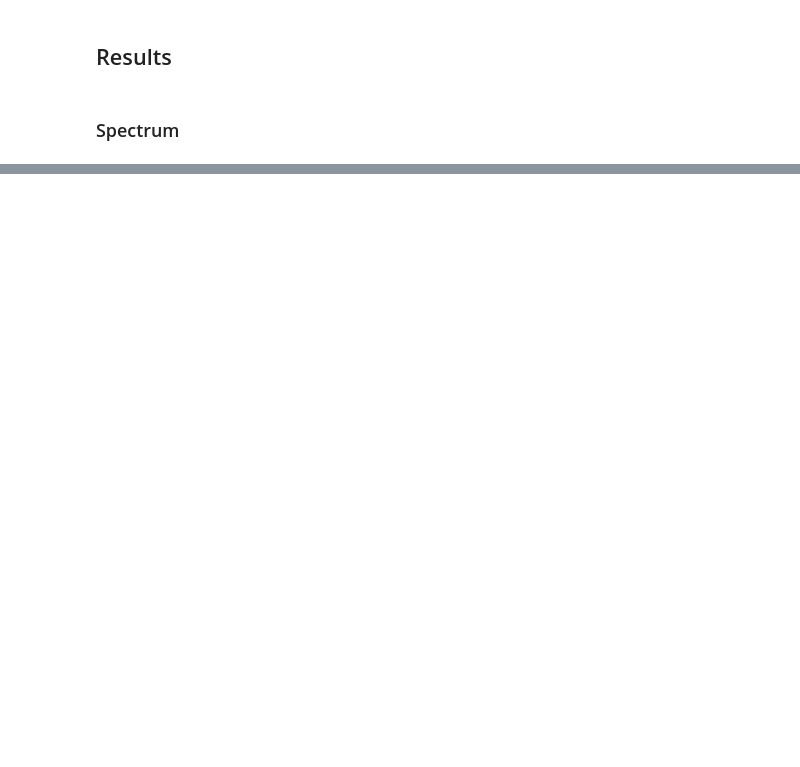
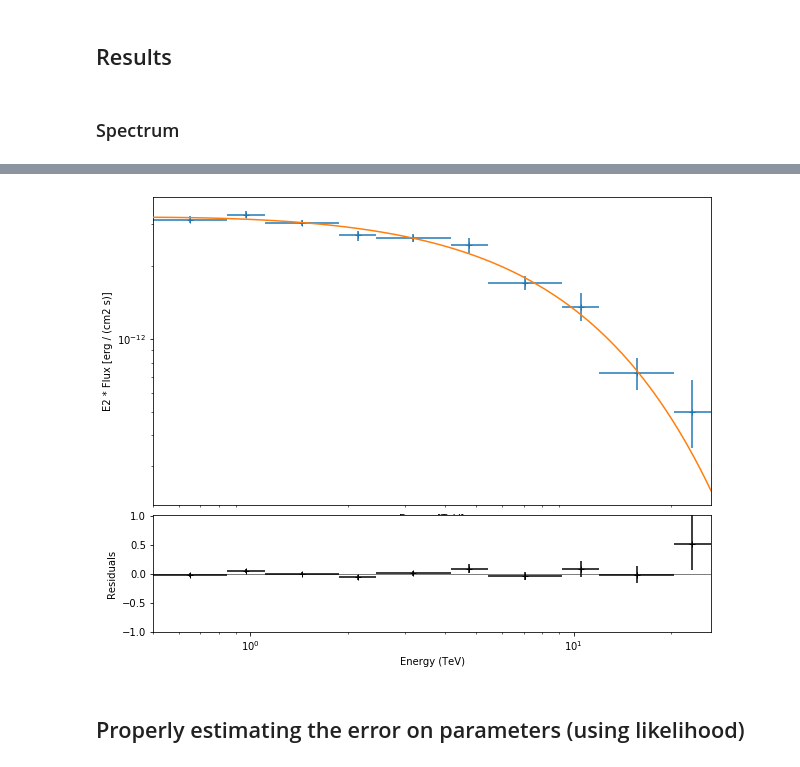
Before and after one commit to SamZouari/hess, a Jupyter notebook: confluence2020/hap-hd/3Dspectral_analysis_hd.ipynb, the cells around one changed output, grey strips where cells are left out. Saved outputs shown, nothing was run; the diff lists cells and outputs as text; code cells hidden in the pictures; blank space fills up the shorter version.

```diff
--- a/confluence2020/hap-hd/3Dspectral_analysis_hd.ipynb
+++ b/confluence2020/hap-hd/3Dspectral_analysis_hd.ipynb
@@ -604,0 +335,24 @@ Text(0.5, 1.0, 'Significance distribution for the central (3°,2°)')
+# %%
+def FluxPointsFitting(dataset, e_edges):
+    # this function has to be given the number of the source model in case of multiple models
+    # more parameters exist to initialise the estimator
+    fpe = FluxPointsEstimator(datasets=dataset, e_edges=e_edges, source=0)
+    flux_points = fpe.run()
+    return flux_points
+# %%
+e_min, e_max = 0.5, 30
+e_edges = np.logspace(np.log10(e_min), np.log10(e_max), 11) * u.TeV
+# %%
+flux_points = FluxPointsFitting(joint_dataset, e_edges)
+# %%
+flux_points_dataset = FluxPointsDataset(
+    data=flux_points, models=models_joint[0]
+)
+# %%
+plt.figure(figsize=(10, 8))
+flux_points_dataset.peek();
+plt.savefig(pathtry/"fluxpoints_v_model_joint.pdf")
+# %% [output]
+[figure, added]
+# %% [markdown]
+## Properly estimating the error on parameters (using likelihood)
```
Also changed, not shown: parts of 54 cells of this notebook, 4 other files.
